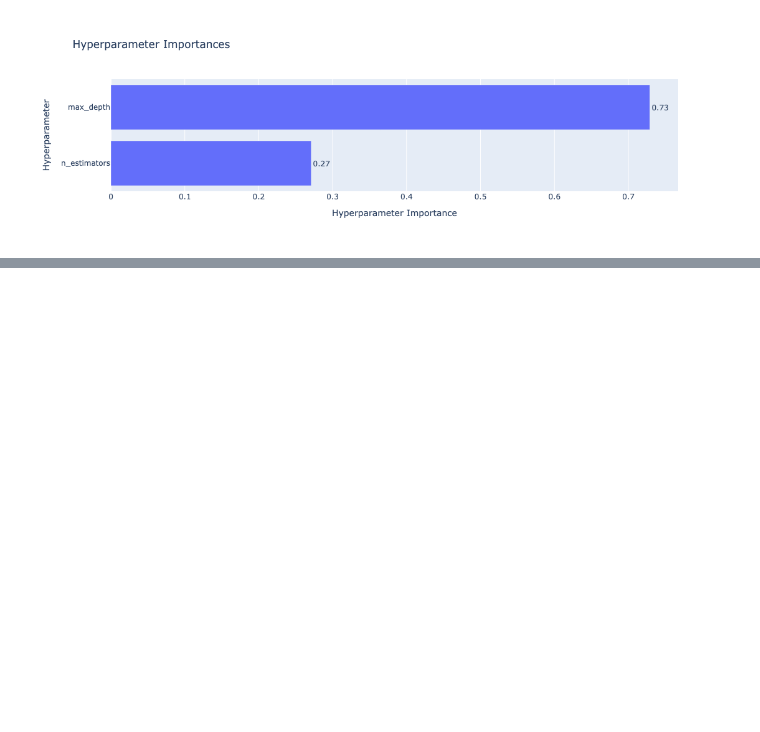
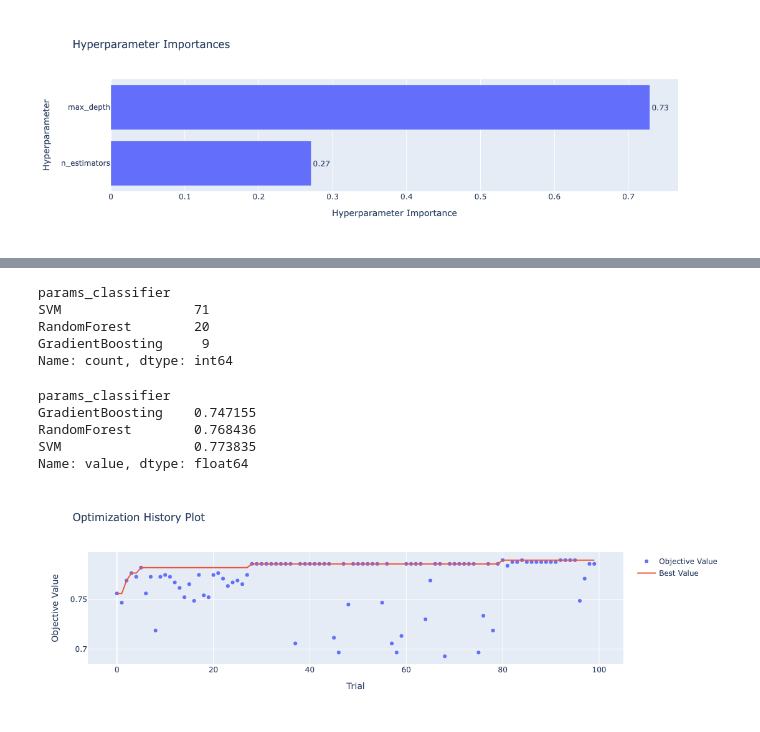
Before and after one commit to AayushAswal27/deep-learning-implementations, a Jupyter notebook: optuna-basics.ipynb, the cells around one changed output, grey strips where cells are left out. Cells and saved outputs as stored; diff of their text form; code cells hidden in the pictures; blank space fills up the shorter version.

Commit message:
multi model hyperparameter optimization

```diff
--- a/optuna-basics.ipynb
+++ b/optuna-basics.ipynb
@@ -317,0 +375,4 @@ plot_param_importances(study).show()
+# %%
+# Create a study and optimize it using CmaEsSampler
+study = optuna.create_study(direction='maximize')
+study.optimize(objective, n_trials=100)
@@ -317,0 +421,21 @@ plot_param_importances(study).show()
+# %%
+study.trials_dataframe()['params_classifier'].value_counts()
+# %% [output]
+params_classifier
+SVM                 71
+RandomForest        20
+GradientBoosting     9
+Name: count, dtype: int64
+# %%
+study.trials_dataframe().groupby('params_classifier')['value'].mean()
+# %% [output]
+params_classifier
+GradientBoosting    0.747155
+RandomForest        0.768436
+SVM                 0.773835
+Name: value, dtype: float64
+# %%
+# 1. Optimization History
+plot_optimization_history(study).show()
+# %% [output]
+[figure, added]
```
Also changed, not shown: parts of 8 cells of this notebook.
